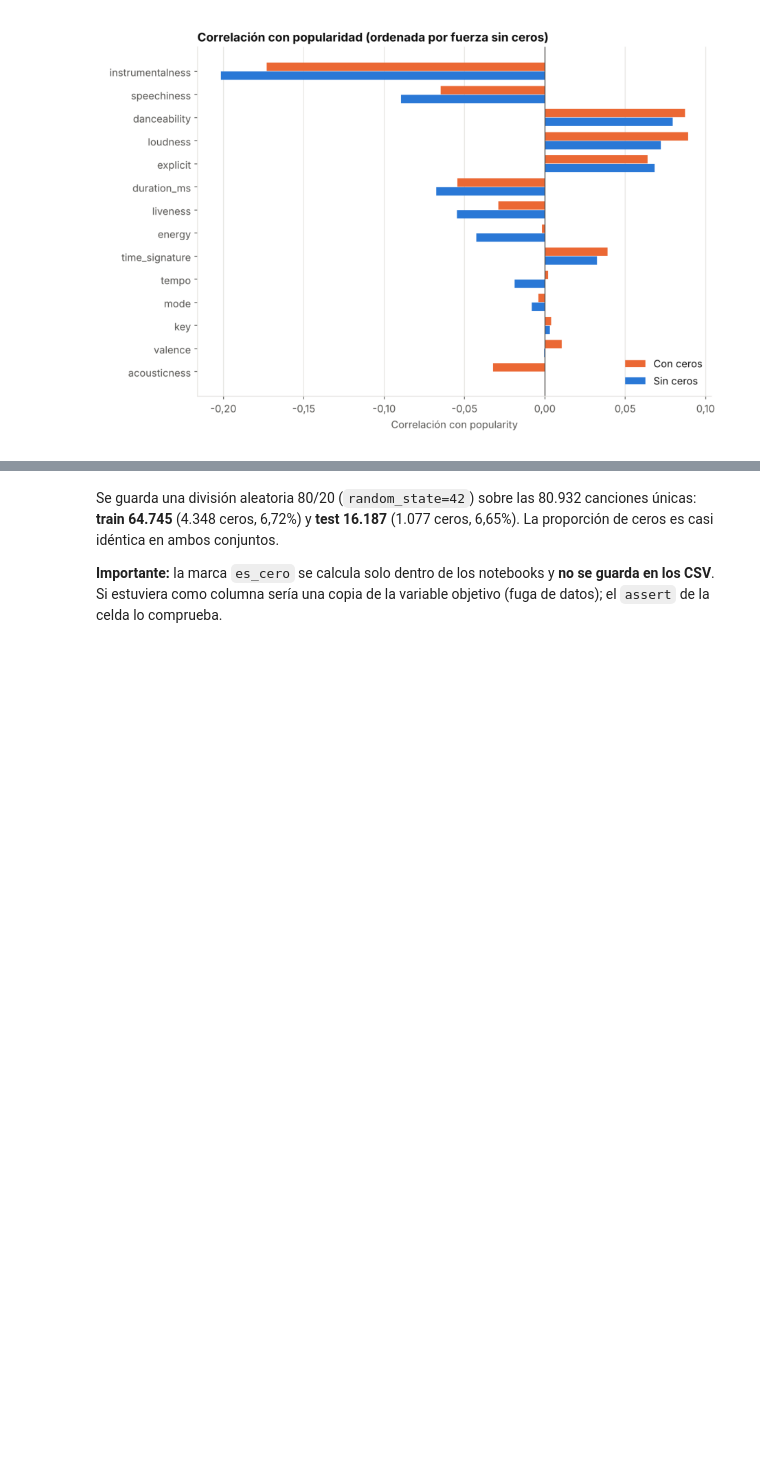
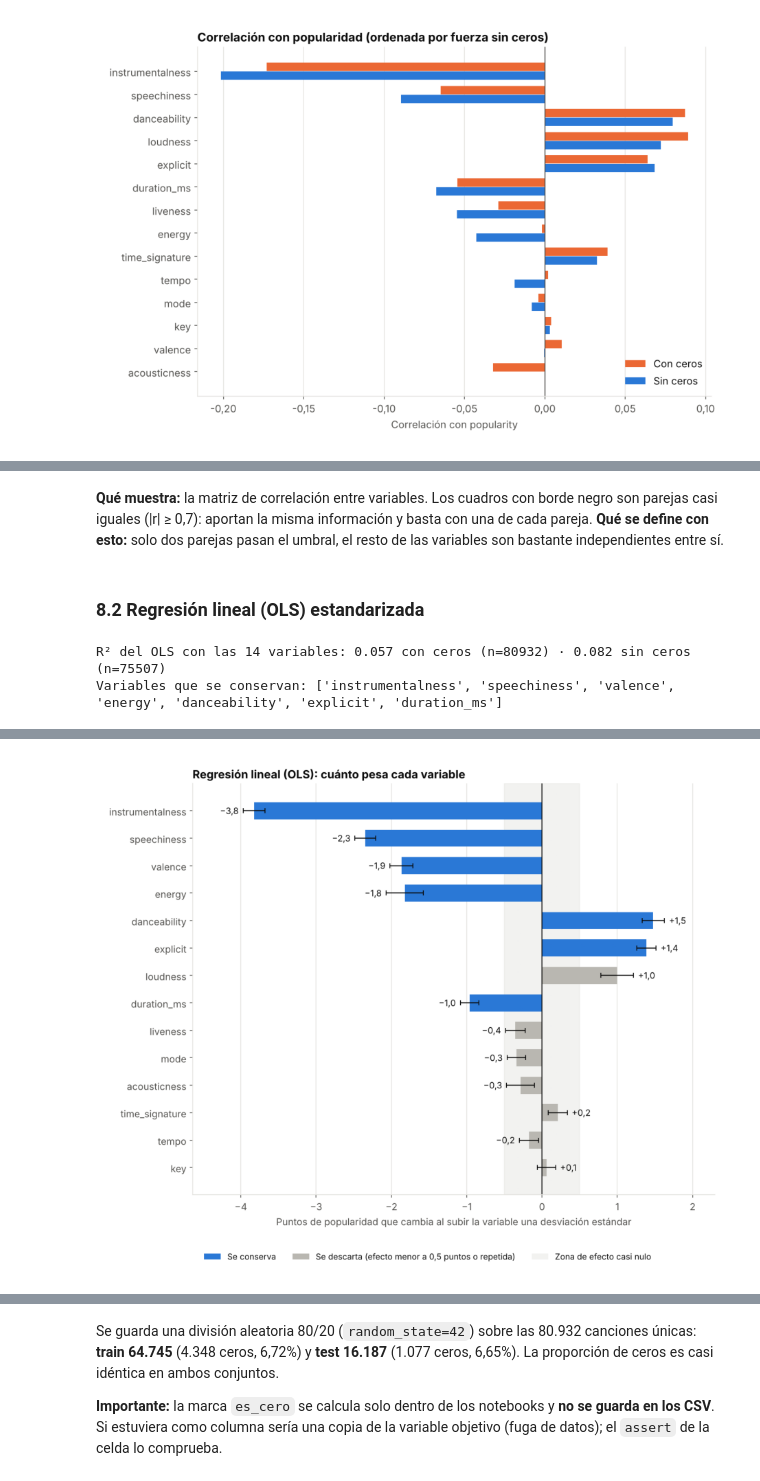
Before and after one commit to BRomanman/Spotify_ML, a Jupyter notebook: Spotify_ML_eva2/Notebook/Exploracion_inicial/1_EDA.ipynb, the cells around one changed output, grey strips where cells are left out. Drawn from its saved outputs; the diff is of its cells as text; code cells hidden in the pictures; blank space fills up the shorter version.

```diff
--- a/Spotify_ML_eva2/Notebook/Exploracion_inicial/1_EDA.ipynb
+++ b/Spotify_ML_eva2/Notebook/Exploracion_inicial/1_EDA.ipynb
@@ -400,0 +430,36 @@ mostrar(plot_correlaciones(corr_con, corr_sin, GRAF / "correlacion_popularidad.p
+# %% [markdown]
+**Qué muestra:** la matriz de correlación entre variables. Los cuadros con borde negro son parejas casi iguales (|r| ≥ 0,7): aportan la misma información y basta con una de cada pareja. **Qué se define con esto:** solo dos parejas pasan el umbral, el resto de las variables son bastante independientes entre sí.
+# %% [markdown]
+### 8.2 Regresión lineal (OLS) estandarizada
+# %%
+ols_con, r2_con, n_con = ols_estandarizado(df_eda, vars_audio)
+ols_sin, r2_sin, n_sin = ols_estandarizado(df_eda[~df_eda["es_cero"]], vars_audio)
+tabla_ols = pd.DataFrame({"coef_con_ceros": ols_con["coef"], "p_con_ceros": ols_con["p_value"],
+                          "coef_sin_ceros": ols_sin["coef"], "p_sin_ceros": ols_sin["p_value"]})
+print(f"R² del OLS con las {len(vars_audio)} variables: {r2_con:.3f} con ceros (n={n_con}) · {r2_sin:.3f} sin ceros (n={n_sin})")
+
+# Regla: (1) se descarta una variable si su efecto es menor a 0,5 puntos por desviación estándar (con o sin ceros)
+# y (2) de cada pareja con |r| >= 0,7 se descarta la de menor efecto.
+UMBRAL_EFECTO = 0.5
+efecto = tabla_ols[["coef_con_ceros", "coef_sin_ceros"]].abs().min(axis=1)
+motivo = pd.Series("", index=tabla_ols.index)
+motivo[efecto < UMBRAL_EFECTO] = "efecto menor a 0,5"
+for _, fila in pares.iterrows():
+    debil = fila["variable_1"] if efecto[fila["variable_1"]] < efecto[fila["variable_2"]] else fila["variable_2"]
+    fuerte = fila["variable_2"] if debil == fila["variable_1"] else fila["variable_1"]
+    if motivo[debil] == "":
+        motivo[debil] = f"repetida con {fuerte}"
+tabla_ols["efecto_min"] = efecto.round(2)
+tabla_ols["decision"] = np.where(motivo == "", "se conserva", "se descarta")
+tabla_ols["motivo"] = motivo
+tabla_ols = tabla_ols.round(3).sort_values("efecto_min", ascending=False)
+display(tabla_ols)
+tabla_ols.to_csv(TABLAS / "seleccion_variables.csv")
+ols_con.round(3).to_csv(TABLAS / "ols_coeficientes.csv")
+
+conservadas = tabla_ols.index[tabla_ols["decision"] == "se conserva"].tolist()
+print("Variables que se conservan:", conservadas)
+mostrar(plot_ols_coeficientes(ols_sin, conservadas, GRAF / "ols_coeficientes.png"), width=9)
+# %% [output]
+R² del OLS con las 14 variables: 0.057 con ceros (n=80932) · 0.082 sin ceros (n=75507)
+Variables que se conservan: ['instrumentalness', 'speechiness', 'valence', 'energy', 'danceability', 'explicit', 'duration_ms']
@@ -400,0 +481 @@ mostrar(plot_correlaciones(corr_con, corr_sin, GRAF / "correlacion_popularidad.p
+[figure, added]
```
Also changed, not shown: parts of 13 cells of this notebook, 14 other files.
